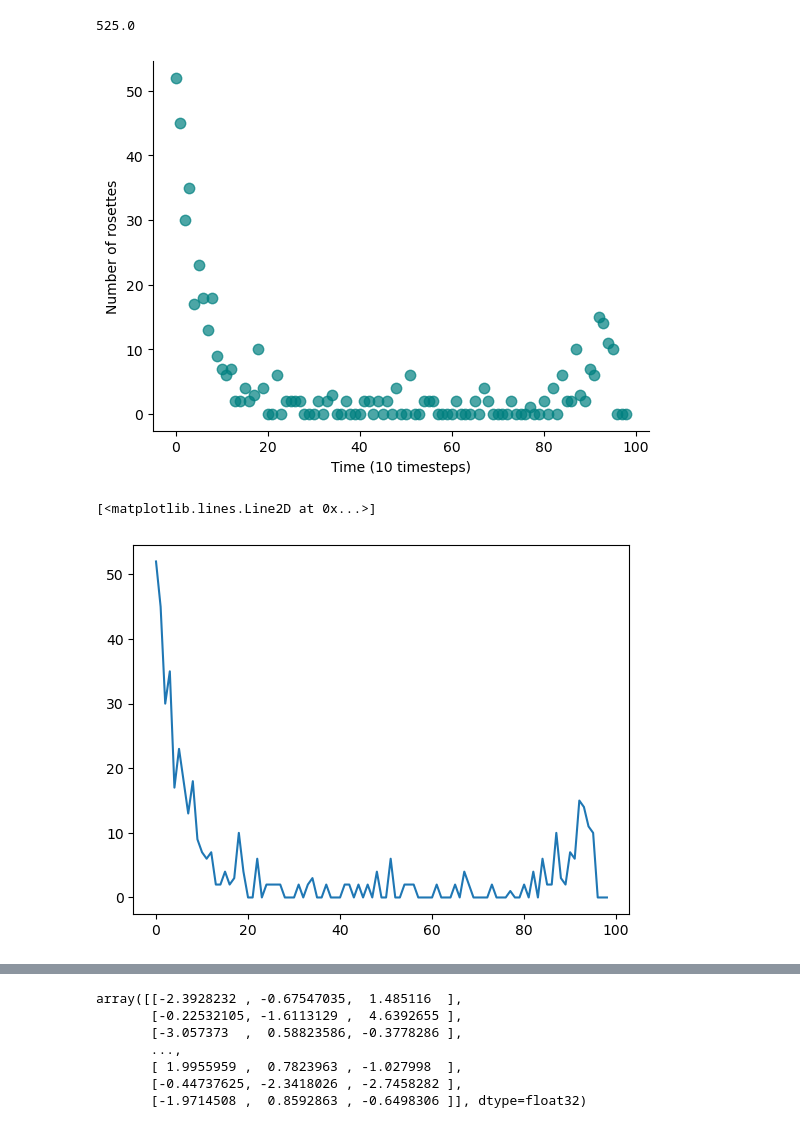
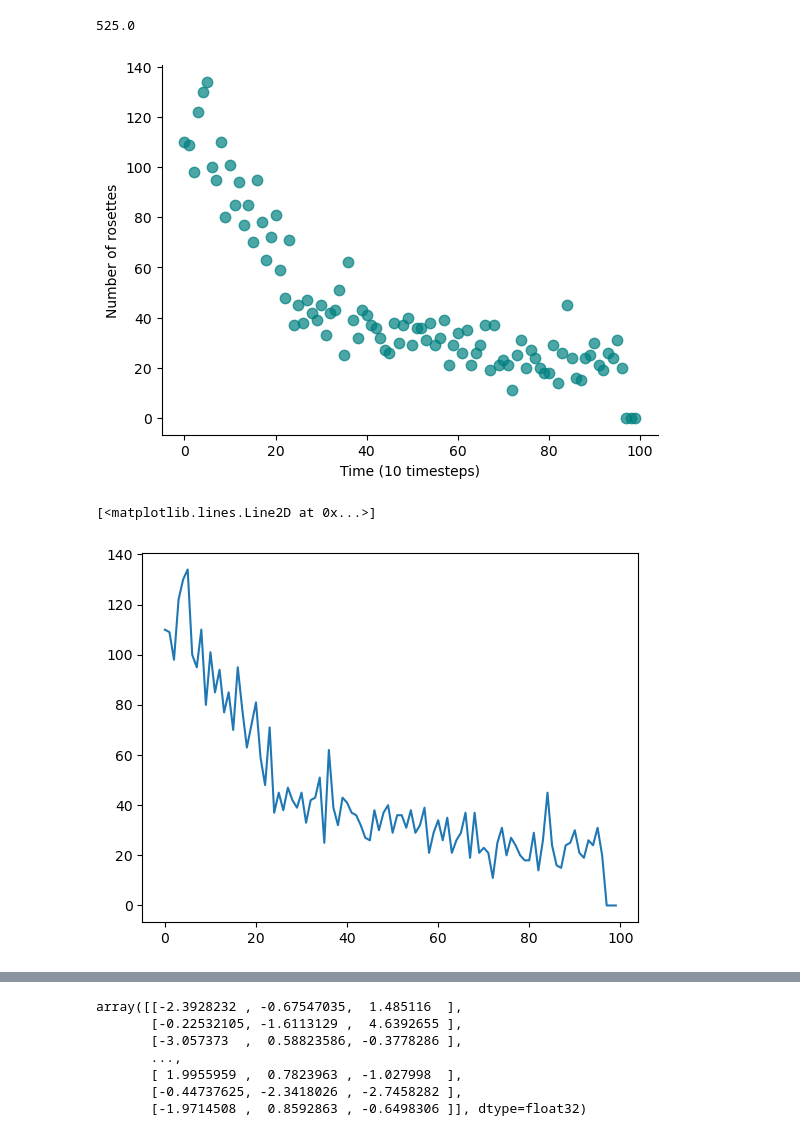
Before and after one commit to JakobSchauser/Thesis, a Jupyter notebook: CompareToData/Rosettes/CompareRosettes.ipynb, the cells around one changed output, grey strips where cells are left out. Drawn from its saved outputs; the diff is of its cells as text; code cells hidden in the pictures.

```diff
--- a/CompareToData/Rosettes/CompareRosettes.ipynb
+++ b/CompareToData/Rosettes/CompareRosettes.ipynb
@@ -41,7 +48,7 @@ plt.scatter(xx[yy<0], zz[yy<0], c=np.array(cc)[yy<0], s=20)
 [figure]
 # %%
 # get the rosettes
-rosettes = get_rosettes(positions, properties, [1], 30, max_dist = 5.)
+rosettes = get_rosettes(positions, properties, [1], 30, max_dist = 3.)
 counts, vecs_between = rosettes
 vecs_between = np.array(vecs_between)
 
@@ -64,22 +71,22 @@ counts.sum()
 525.0
 # %%
 
-y = counts.sum(axis=1)[1:]
+y = counts.sum(axis=1)
 # smooth the data
 # y = np.convolve(y, np.ones(10)/10, mode='valid')
 plt.plot(y,'.', ms=15, alpha = 0.7, c= 'teal')
 plt.ylabel('Number of rosettes')
 plt.xlabel('Time (10 timesteps)')
 import seaborn as sns
 sns.despine()
 plt.show()
 # %% [output]
-[figure, old version]
+[figure, new version]
 # %%
 plt.plot(y)
 # %% [output]
 [<matplotlib.lines.Line2D at 0x...>]
-[figure, old version]
+[figure, new version]
 # %%
 vecs_between = [np.array(v) for v in vecs_between]
 # %%
```
Also changed, not shown: parts of 3 cells of this notebook, 31 other files.
